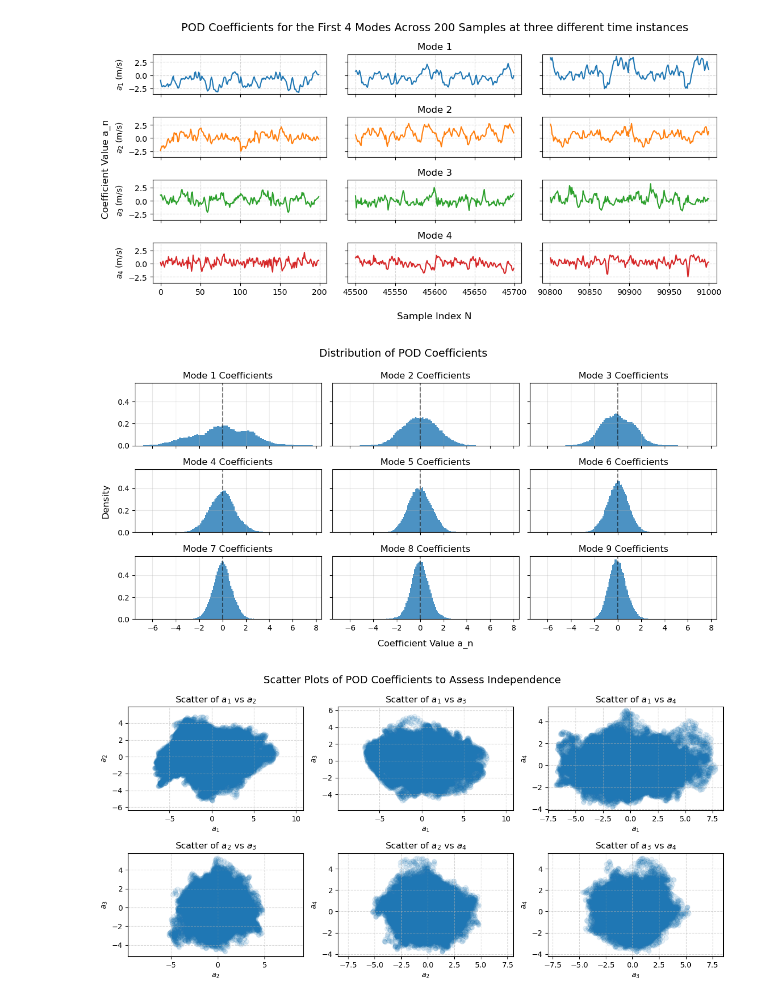
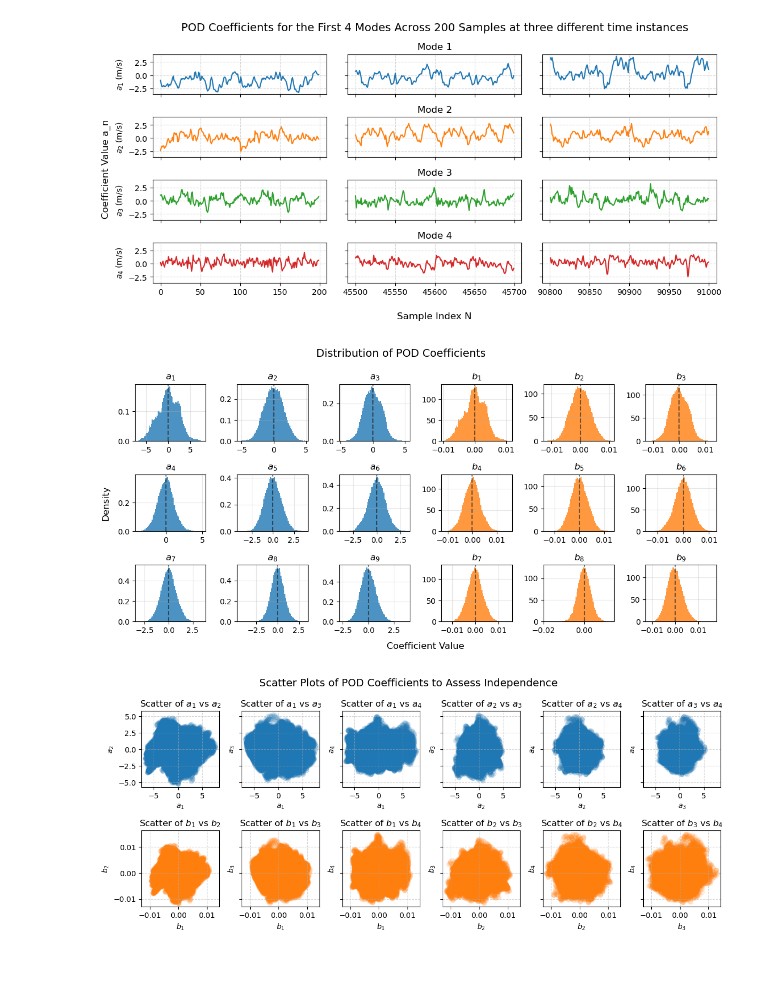
Before and after one commit to JacobManniche/Bachelor_rep, a Jupyter notebook: LES/fluctuation.ipynb, the cells around one changed output. Drawn from its saved outputs; the diff is of its cells as text; code cells hidden in the pictures; blank space fills up the shorter version.

```diff
--- a/LES/fluctuation.ipynb
+++ b/LES/fluctuation.ipynb
@@ -289,53 +288,63 @@ plt.show()
 # %% [output]
 [figure]
 # %%
-fig, axs = plt.subplots(3, 3, figsize=(12, 6), sharex=False, sharey=True)
+fig, axs = plt.subplots(3, 6, figsize=(12, 6), sharex=False, sharey=False)
+
+S = np.sqrt(stat_lib['eigenvalues'] * (stat_lib['samples'] - 1))
+
+# 2. Get the number of saved modes from your coefficients shape
+n_modes = stat_lib['coeffs'].shape[0]
+
+# 3. Reconstruct V^T (up to the number of kept modes)
+# We divide each row of coefficients by its corresponding singular value
+Vh = stat_lib['coeffs'] / S[:n_modes, np.newaxis]
 
 for m in range(9):
 
     data = a[m]
+    data_unscaled = Vh[m]  # Unscaled coefficients for comparison
 
     # Plot fordelingen
     axs[m//3, m%3].hist(data, bins=80, density=True, alpha=0.8)
     axs[m//3, m%3].axvline(0, color='black', linestyle='--', alpha=0.5) # center at 0
-    axs[m//3, m%3].set_title(f'Mode {m+1} Coefficients')
+    axs[m//3, m%3].set_title(f'$a_{m+1}$')
     axs[m//3, m%3].grid(alpha=0.3)
-plt.ticklabel_format(axis='x', style='sci', scilimits=(0,0))
+
+    axs[m//3, m%3+3].hist(data_unscaled, bins=80, density=True, alpha=0.8, color='tab:orange')
+    axs[m//3, m%3+3].axvline(0, color='black', linestyle='--', alpha=0.5) # center at 0
+    axs[m//3, m%3+3].set_title(f'$b_{m+1}$')
+    axs[m//3, m%3+3].grid(alpha=0.3)
+#plt.ticklabel_format(axis='x', style='sci', scilimits=(0,0))
 fig.suptitle('Distribution of POD Coefficients', fontsize=14)
 fig.add_subplot(111, frameon=False)
 plt.tick_params(labelcolor='none', which='both', top=False, bottom=False, left=False, right=False)
-plt.xlabel("Coefficient Value a_n", labelpad=10, fontsize=12)
+plt.xlabel("Coefficient Value", labelpad=10, fontsize=12)
 plt.ylabel("Density", labelpad=10, fontsize=12)
 plt.tight_layout()
 plt.show()
 # %% [output]
-[figure, old version]
+[figure, new version]
 # %%
 # check indepence of the coefficients by plotting them against each other in a scatter plot
-fig, ax = plt.subplots(2,3, figsize=(12,6))
-
-S = np.sqrt(stat_lib['eigenvalues'][:4] * (stat_lib['samples']-1))  # Singular values for the first 4 modes
-
-# 1. Grab raw unscaled coefficients and apply singular values
-a1 = a[0] #* S[0]  # First mode coefficients scaled to physical units (m/s)
-a2 = a[1] #* S[1]  # Second mode coefficients scaled to physical units (m/s)
-a3 = a[2] #* S[2]  # Third mode coefficients scaled to physical units (m/s)
-a4 = a[3] #* S[3]  # Fourth mode coefficients scaled to physical units (m/s)
-
-a_list = [a1, a2, a3, a4]
+fig, ax = plt.subplots(2,6, figsize=(12,5), sharey='row', sharex='row')
 
 # make 3x3 plot with a1 vs a2, a1 vs a3, a2 vs a3 etc
 for i, (j, k) in enumerate([(0,1), (0,2), (0,3), (1,2), (1,3), (2,3)]):
 
-    ax[i//3, i%3].grid(True, which='both', linestyle='--', alpha=0.5)
-    ax[i//3, i%3].scatter(a_list[j], a_list[k], alpha=0.1)
-    ax[i//3, i%3].set_xlabel(f'$a_{j+1}$')
-    ax[i//3, i%3].set_ylabel(f'$a_{k+1}$')
-    ax[i//3, i%3].set_title(f'Scatter of $a_{j+1}$ vs $a_{k+1}$')
-    ax[i//3, i%3].set_aspect('equal', adjustable='datalim')
+    ax[0, i].grid(True, which='both', linestyle='--', alpha=0.5)
+    ax[0, i].scatter(a[j], a[k], alpha=0.1)
+    ax[0, i].set_xlabel(f'$a_{j+1}$')
+    ax[0, i].set_ylabel(f'$a_{k+1}$')
+    ax[0, i].set_title(f'Scatter of $a_{j+1}$ vs $a_{k+1}$')
+
+    ax[1, i].grid(True, which='both', linestyle='--', alpha=0.5)
+    ax[1, i].scatter(Vh[j], Vh[k], alpha=0.1, color='tab:orange')
+    ax[1, i].set_xlabel(f'$b_{j+1}$')
+    ax[1, i].set_ylabel(f'$b_{k+1}$')
+    ax[1, i].set_title(f'Scatter of $b_{j+1}$ vs $b_{k+1}$')
 
 plt.suptitle('Scatter Plots of POD Coefficients to Assess Independence', fontsize=14)
 plt.tight_layout()
 plt.show()
 # %% [output]
-[figure, old version]
+[figure, new version]
```
Also changed, not shown: parts of 6 cells of this notebook.
